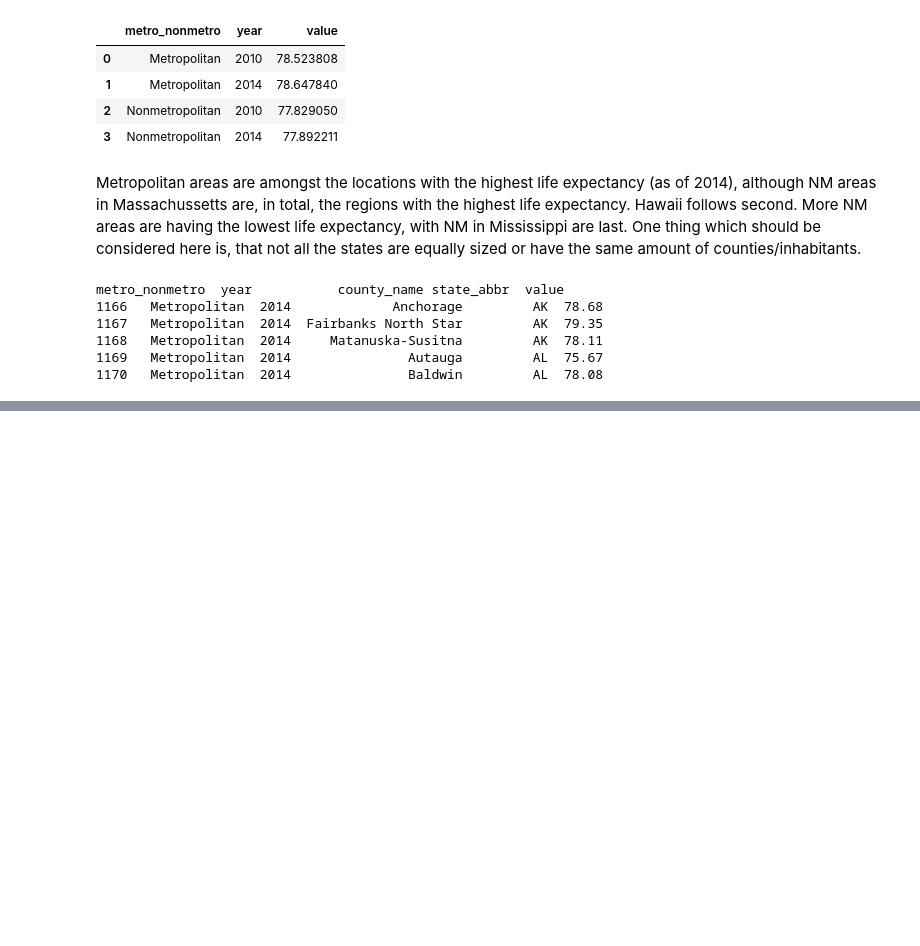
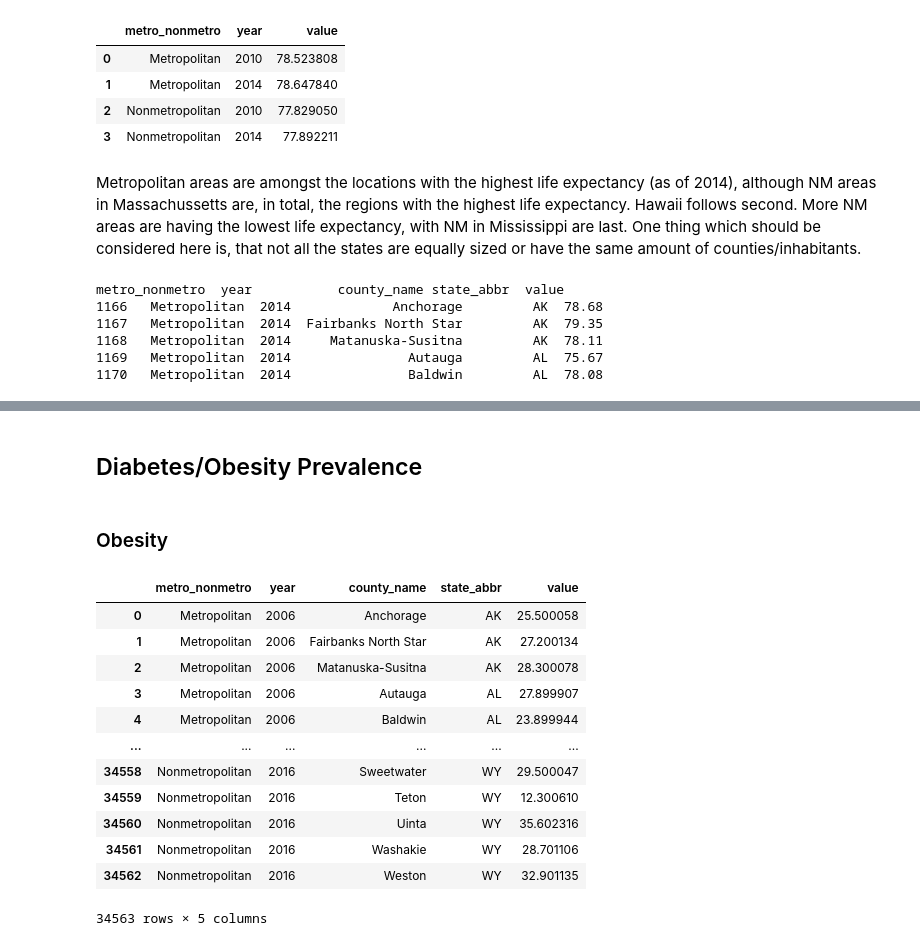
Before and after one commit to lfko/ut-health-project, a Jupyter notebook: src/ut_part1_rural_urban_health.ipynb, the cells around one changed output, grey strips where cells are left out. Drawn from its saved outputs; the diff is of its cells as text; code cells hidden in the pictures; blank space fills up the shorter version.

```diff
--- a/src/ut_part1_rural_urban_health.ipynb
+++ b/src/ut_part1_rural_urban_health.ipynb
@@ -286,0 +279,24 @@ The choropleth  method has been deprecated. Instead use the new Choropleth class
+# %% [markdown]
+## Diabetes/Obesity Prevalence
+# %% [markdown]
+### Obesity
+# %%
+# load data
+# the higher the value, the more inclinded are you to get diabetes
+obesity_total_df = loadIndicatorData('obesity', 'obesity')
+obesity_total_df['value'] = obesity_total_df['value'].apply(lambda x: x * 100)
+obesity_total_df
+# %% [output]
+|  | metro_nonmetro | year | county_name | state_abbr | value |
+| 0 | Metropolitan | 2006 | Anchorage | AK | 25.500058 |
+| 1 | Metropolitan | 2006 | Fairbanks North Star | AK | 27.200134 |
+| 2 | Metropolitan | 2006 | Matanuska-Susitna | AK | 28.300078 |
+| 3 | Metropolitan | 2006 | Autauga | AL | 27.899907 |
+| 4 | Metropolitan | 2006 | Baldwin | AL | 23.899944 |
+| ... | ... | ... | ... | ... | ... |
+| 34558 | Nonmetropolitan | 2016 | Sweetwater | WY | 29.500047 |
+| 34559 | Nonmetropolitan | 2016 | Teton | WY | 12.300610 |
+| 34560 | Nonmetropolitan | 2016 | Uinta | WY | 35.602316 |
+| 34561 | Nonmetropolitan | 2016 | Washakie | WY | 28.701106 |
+| 34562 | Nonmetropolitan | 2016 | Weston | WY | 32.901135 |
+34563 rows × 5 columns
```
Also changed, not shown: parts of 37 cells of this notebook, 1 other file.
